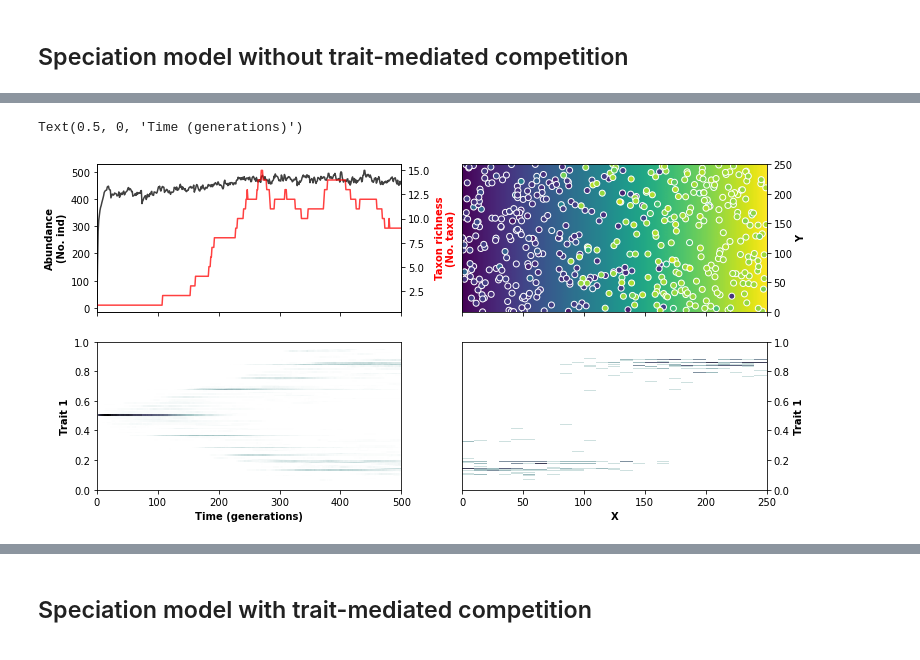
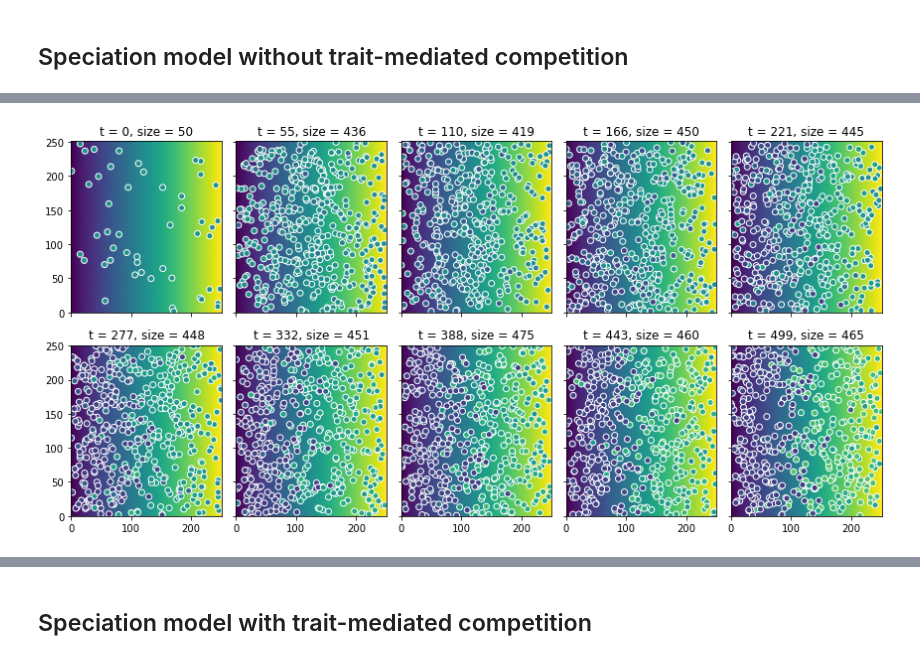
Before and after one commit to fastscape-lem/adascape, a Jupyter notebook: notebooks/basic_speciation_example.ipynb, the cells around one changed output, grey strips where cells are left out. Cells and saved outputs as stored; diff of their text form; code cells hidden in the pictures.

```diff
--- a/notebooks/basic_speciation_example.ipynb
+++ b/notebooks/basic_speciation_example.ipynb
@@ -20,9 +17,0 @@ from adascape.fastscape_ext import FastscapeElevationTrait
-# %%
-length = (250, 250)
-spacing = (1, 1)
-
-x, y = np.meshgrid(*[np.arange(0, l+s, s) for l, s in zip(length, spacing)])
-
-r = np.random.RandomState(0)
-
-environment = x * 10 + r.rand(*y.shape)
@@ -63,2 +148,21 @@ mut_prob=0.005
+# %%
+def plot_spatial_dist(df, environment):
+    """
+    Plot spatial distribution of individuals over the environemnt in selected time steps.
+
+    Parameters
+    ----------
+    dtf: pd.DataFrame
+         with results of the speciation model
+    environment: array-like
+                 environmental field
+    """
+    fig, axes = plt.subplots(nrows=2, ncols=5, sharex='col', sharey='row',figsize=(12, 6))
+    for ax, print_step in zip(axes.ravel(), np.linspace(0,df.step.unique().size-1,10).astype(int)):
+        pop = df.groupby('step').get_group(print_step)
+        ax.pcolormesh(environment)
+        ax.scatter(pop.x, pop.y, c=pop.trait_0, edgecolor='w',vmin=0, vmax=1)
+        ax.set_title(f't = {print_step}, size = {len(pop)}')
+    fig.tight_layout()
 # %% [markdown]
 ## Speciation model without trait-mediated competition
@@ -136,32 +203,4 @@ fig1.tight_layout()
-# %%
-fig2, axs2 = plt.subplots(2, 2, sharex="col", figsize=(12, 6))
-axs2[0,0].plot(df1.groupby('step').size(), c='black', alpha=0.75)
-axs2_2 = axs2[0,0].twinx()
-axs2_2.plot(df1.groupby(['step']).apply(lambda x: x.taxon_id.unique().size), c='red', alpha=0.75)
-
-axs2[0, 1].pcolormesh(environment)
-axs2[0, 1].scatter(df1['x'].loc[df1['step']==max(df1['step'])],
-                   df1['y'].loc[df1['step']==max(df1['step'])],
-                   c=df1['trait_0'].loc[df1['step']==max(df1['step'])],
-                   edgecolor='w',vmin=0, vmax=1)
-h,xedge,yedge,_=axs2[1,1].hist2d(x=df1['x'].loc[df1['step']==max(df1['step'])],
-                                 y=df1['trait_0'].loc[df1['step']==max(df1['step'])],
-                                 range=((0, x.max()), (0, 1)),
-                                 bins=(25, 250), cmap='bone_r')
-h,xedge,yedge,_=axs2[1,0].hist2d(x=df1['step'], y=df1['trait_0'],
-                                 range=((0, df1.step.unique().size), (0, 1)),
-                                 bins=(df1.step.unique().size, 100), cmap='bone_r')
-axs2[0, 1].yaxis.set_label_position("right")
-axs2[0, 1].yaxis.tick_right()
-axs2[1, 1].yaxis.set_label_position("right")
-axs2[1, 1].yaxis.tick_right()
-axs2[0, 1].set_ylabel('Y', weight='bold')
-axs2[0, 0].set_ylabel('Abundance\n(No. ind)', weight='bold')
-axs2_2.set_ylabel('Taxon richness\n(No. taxa)', weight='bold', color='red')
-axs2[1, 1].set_ylabel('Trait 1', weight='bold')
-axs2[1, 0].set_ylabel('Trait 1', weight='bold')
-axs2[1, 1].set_xlabel('X', weight='bold')
-axs2[1, 0].set_xlabel('Time (generations)', weight='bold')
-# %% [output]
-Text(0.5, 0, 'Time (generations)')
-[figure, removed]
+# %%
+plot_spatial_dist(df1, environment)
+# %% [output]
+[figure, added]
```
Also changed, not shown: parts of 21 cells of this notebook, 5 other files.
